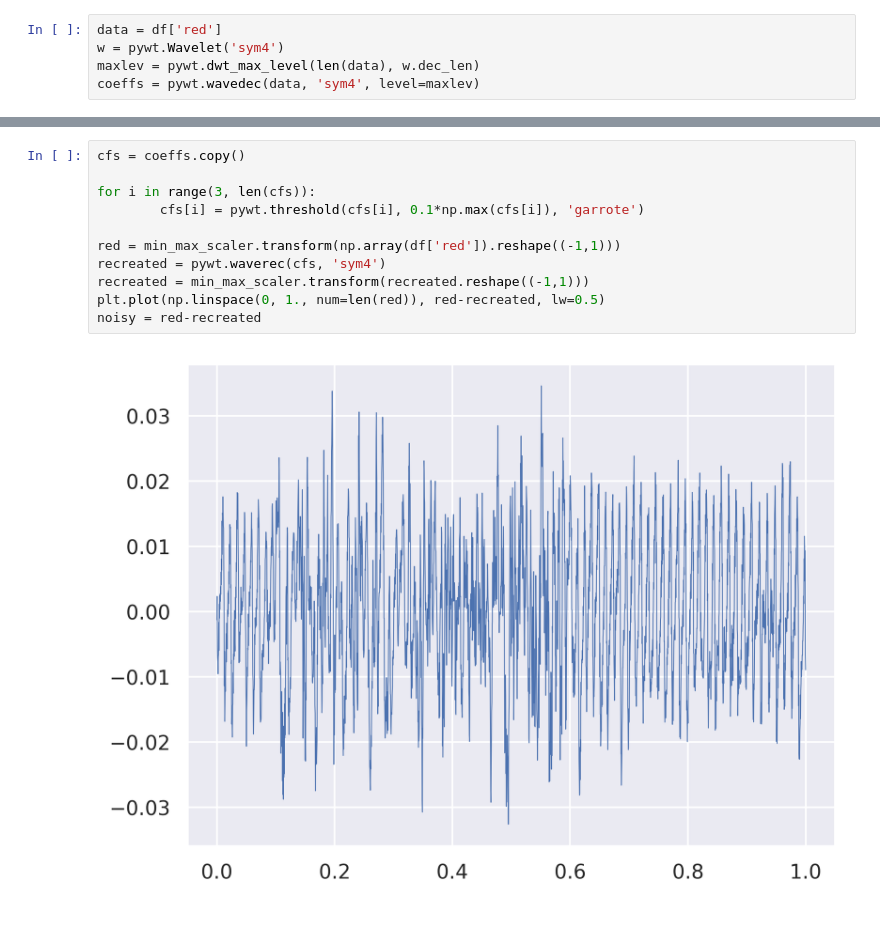
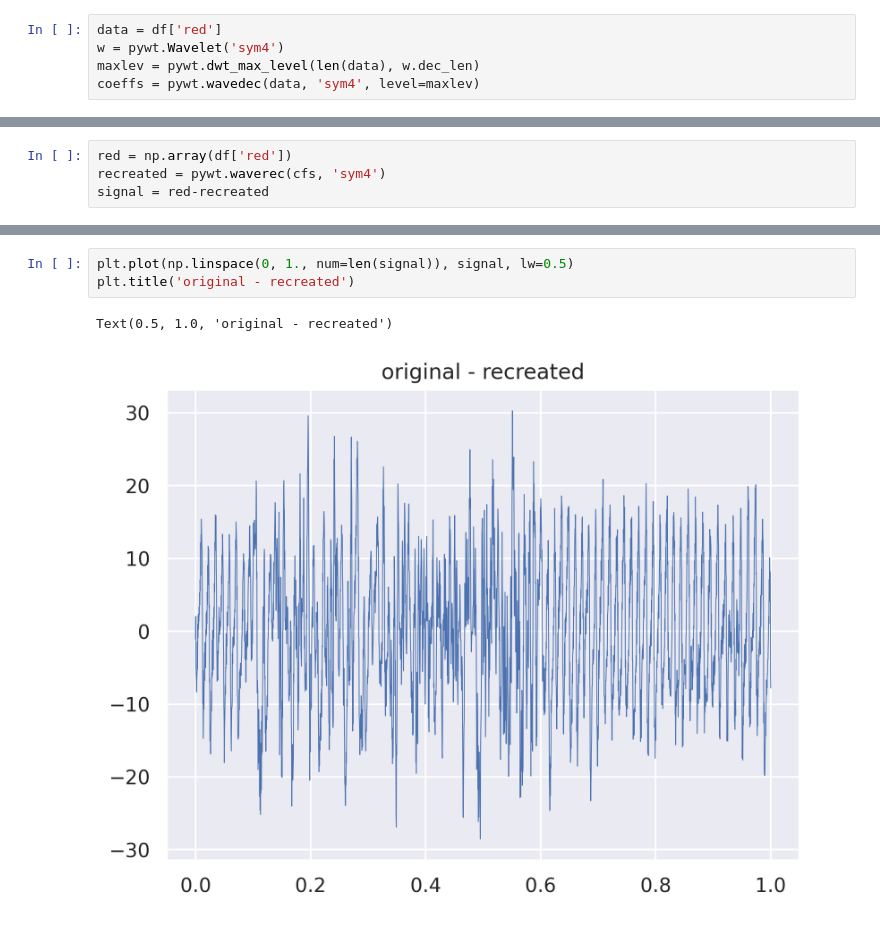
Before and after one commit to MyAlyce/myalyce_wavelet_and_classifier_tests, a Jupyter notebook: wavelet_filtering.ipynb, the cells around one changed output, grey strips where cells are left out. Drawn from its saved outputs; the diff is of its cells as text.

```diff
--- a/wavelet_filtering.ipynb
+++ b/wavelet_filtering.ipynb
@@ -65,0 +80,4 @@ array([26462, 26465, 26458, ..., 26601, 26587, 26585])
+# %%
+red = np.array(df['red'])
+recreated = pywt.waverec(cfs, 'sym4')
+signal = red-recreated
@@ -66,13 +92,6 @@ array([26462, 26465, 26458, ..., 26601, 26587, 26585])
 # %%
-cfs = coeffs.copy()
-
-for i in range(3, len(cfs)):
-        cfs[i] = pywt.threshold(cfs[i], 0.1*np.max(cfs[i]), 'garrote')
-
-red = min_max_scaler.transform(np.array(df['red']).reshape((-1,1)))
-recreated = pywt.waverec(cfs, 'sym4')
-recreated = min_max_scaler.transform(recreated.reshape((-1,1)))
-plt.plot(np.linspace(0, 1., num=len(red)), red-recreated, lw=0.5)
-noisy = red-recreated
+plt.plot(np.linspace(0, 1., num=len(signal)), signal, lw=0.5)
+plt.title('original - recreated')
 # %% [output]
+Text(0.5, 1.0, 'original - recreated')
-[figure, old version]
+[figure, new version]
```
Also changed, not shown: parts of 16 cells of this notebook.
